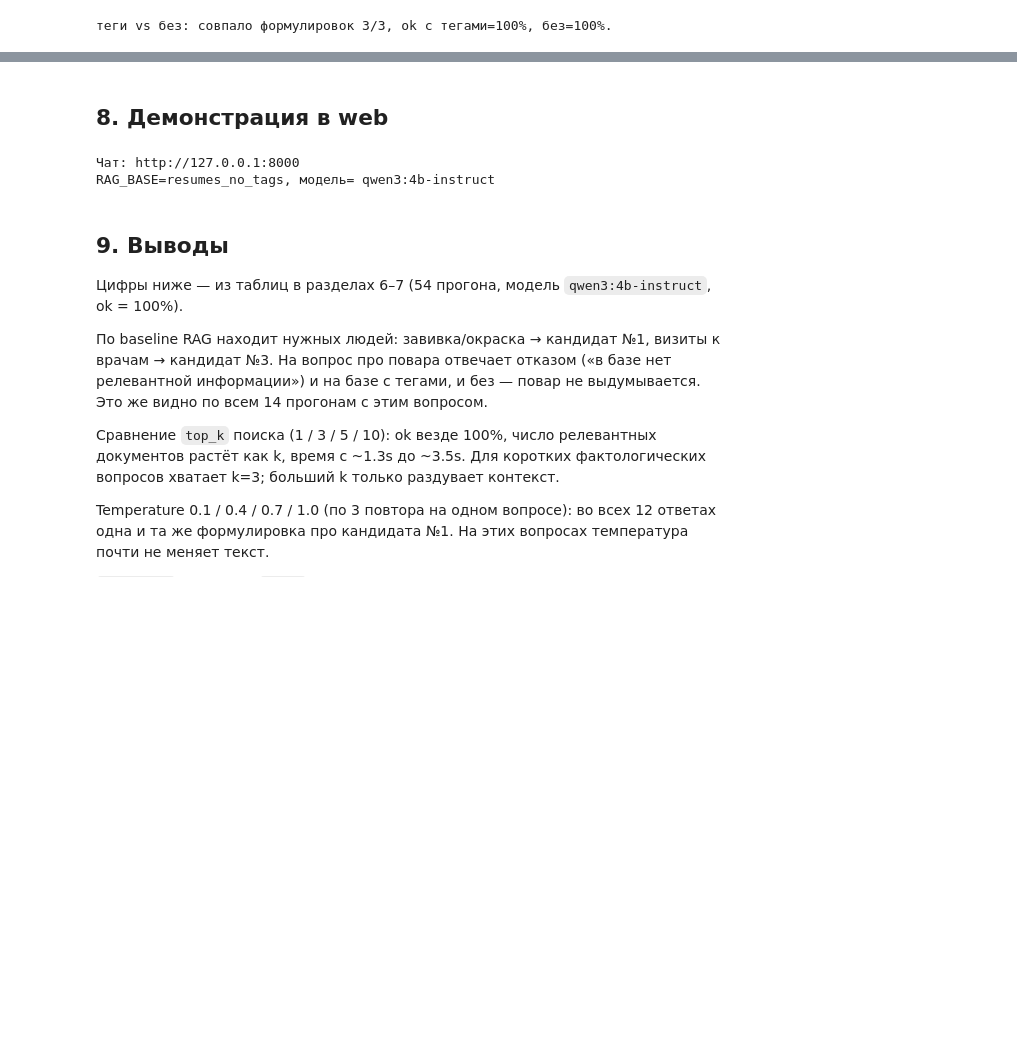
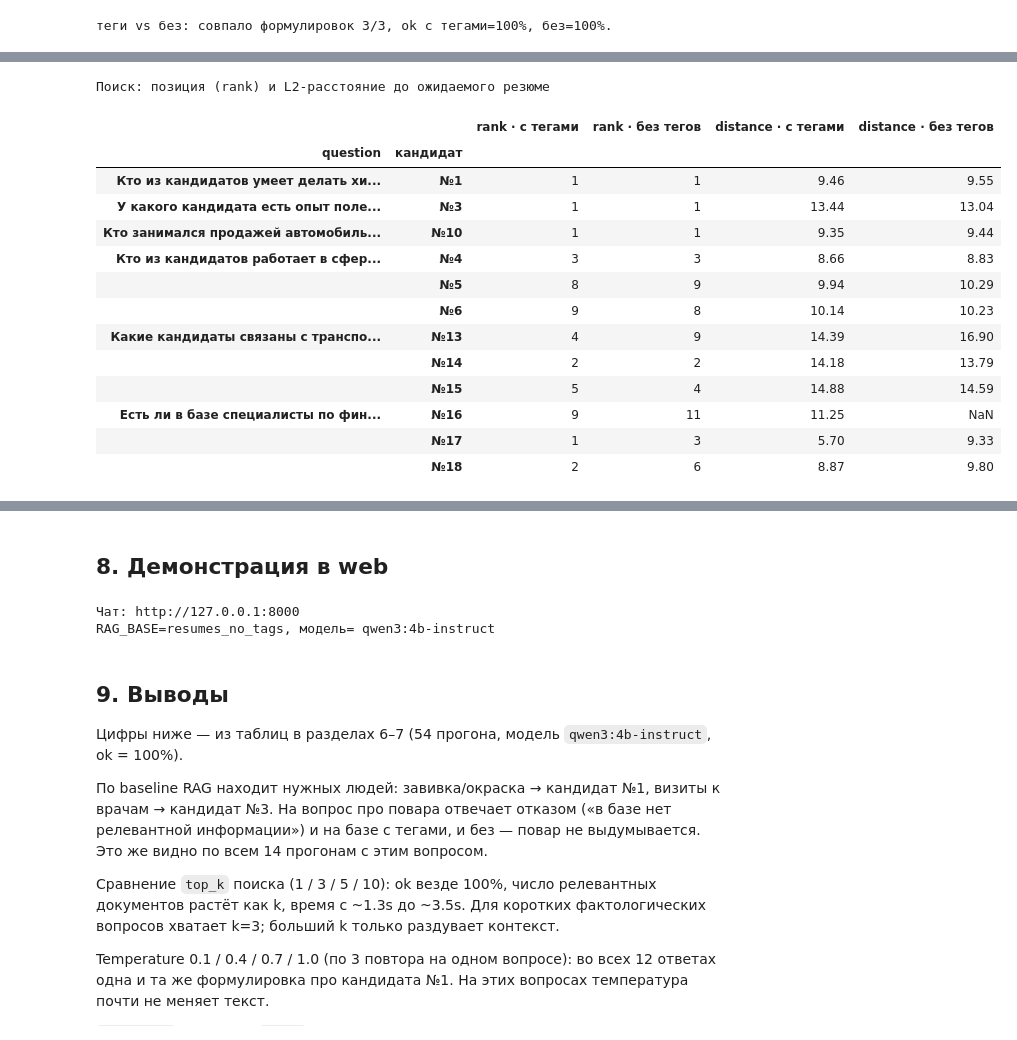
Before and after one commit to tixomirof/mo3_team_colabs, a Jupyter notebook: labs/ML-HW10/ML-HW10_RAG_resumes.ipynb, the cells around one changed output, grey strips where cells are left out. Saved outputs shown, nothing was run; the diff lists cells and outputs as text; code cells hidden in the pictures; blank space fills up the shorter version.

Commit message:
fix: compare db with tags and not

```diff
--- a/labs/ML-HW10/ML-HW10_RAG_resumes.ipynb
+++ b/labs/ML-HW10/ML-HW10_RAG_resumes.ipynb
@@ -1073,0 +1092,80 @@ print(f'теги vs без: совпало формулировок {same}/{len(
+# %%
+import subprocess
+import sys
+from pathlib import Path
+
+import pandas as pd
+from IPython.display import display
+
+TAGS_DIR = next((p for p in (Path('results_tags'), Path('labs/ML-HW10/results_tags'))
+                 if (p / 'experiments_tags_vs_no_tags.csv').exists()), None)
+if TAGS_DIR is None:  # результатов нет — пересчитать (около 4 минут, нужен Ollama)
+    TAGS_DIR = Path('results_tags')
+    subprocess.run([sys.executable, 'compare_tags.py'], check=True,
+                   env={**os.environ, 'TAGS_OUT': str(TAGS_DIR.resolve())})
+
+NAMES = {'resumes_with_tags': 'с тегами', 'resumes_no_tags': 'без тегов'}
+ret = pd.read_csv(TAGS_DIR / 'retrieval_tags_vs_no_tags.csv')
+exp = pd.read_csv(TAGS_DIR / 'experiments_tags_vs_no_tags.csv')
+ret['база'] = ret['dataset'].map(NAMES)
+exp['база'] = exp['dataset'].map(NAMES)
+exp['ok'] = exp['eval'].astype(str).str.startswith('ok')
+
+# 1. Поиск: позиция ожидаемого резюме с тегами и без, рядом
+hits = ret[ret['expected_id'].notna()].copy()
+hits['rank'] = hits['rank_top10'].fillna(11).astype(int)
+hits['кандидат'] = '№' + hits['expected_id'].astype(int).astype(str)
+side = hits.pivot_table(index=['question', 'кандидат'], columns='база',
+                        values=['rank', 'distance'], aggfunc='first', sort=False)
+side.columns = [f'{a} · {b}' for a, b in side.columns]
+print('Поиск: позиция (rank) и L2-расстояние до ожидаемого резюме')
+display(side[['rank · с тегами', 'rank · без тегов', 'distance · с тегами', 'distance · без тегов']])
+
+# 2. Ответы на базовых настройках, рядом
+base = exp[exp['settings'].str.startswith('baseline')]
+answers = base.pivot_table(index='question', columns='база', values=['score', 'eval', 'answer'],
+                           aggfunc='first', sort=False)
+answers.columns = [f'{a} · {b}' for a, b in answers.columns]
+answers = answers[['score · с тегами', 'score · без тегов', 'eval · с тегами', 'eval · без тегов',
+                   'answer · с тегами', 'answer · без тегов']]
+print('Ответы (baseline: top_k_search=3, temp=0.1, top_k_gen=50, top_p=0.8)')
+with pd.option_context('display.max_colwidth', 220):
+    display(answers)
+
+# 3. Сводка по базам
+summary = pd.DataFrame({
+    'hit@3 поиска': hits.groupby('база')['in_top3'].mean(),
+    'средний rank': hits.groupby('база')['rank'].mean(),
+    'доля ok (eval)': exp.groupby('база')['ok'].mean(),
+    'средний балл 0–2': exp.groupby('база')['score'].mean(),
+    'прогонов': exp.groupby('база').size(),
+    'среднее время, с': exp.groupby('база')['sec'].mean(),
+}).round(2)
+print('Сводка по всем 103 прогонам на каждую базу')
+display(summary)
+
+by_kind = exp.pivot_table(index='kind', columns='база', values='score', aggfunc='mean').round(2)
+by_kind.index = by_kind.index.map({'has_answer': 'факт (ответ есть)', 'no_answer': 'ответа нет',
+                                   'category': 'сфера деятельности (доп.)'})
+print('Средний балл по типу вопроса')
+display(by_kind)
+
+by_settings = exp.pivot_table(index='settings', columns='база', values='score', aggfunc='mean', sort=False).round(2)
+print('Средний балл по настройкам (одинаковые настройки на обеих базах)')
+display(by_settings)
+# %% [output]
+Поиск: позиция (rank) и L2-расстояние до ожидаемого резюме
+|  |  | rank · с тегами | rank · без тегов | distance · с тегами | distance · без тегов |
+| question | кандидат |  |  |  |  |
+| Кто из кандидатов умеет делать хи... | №1 | 1 | 1 | 9.46 | 9.55 |
+| У какого кандидата есть опыт поле... | №3 | 1 | 1 | 13.44 | 13.04 |
+| Кто занимался продажей автомобиль... | №10 | 1 | 1 | 9.35 | 9.44 |
+| Кто из кандидатов работает в сфер... | №4 | 3 | 3 | 8.66 | 8.83 |
+|  | №5 | 8 | 9 | 9.94 | 10.29 |
+|  | №6 | 9 | 8 | 10.14 | 10.23 |
+| Какие кандидаты связаны с транспо... | №13 | 4 | 9 | 14.39 | 16.90 |
+|  | №14 | 2 | 2 | 14.18 | 13.79 |
+|  | №15 | 5 | 4 | 14.88 | 14.59 |
+| Есть ли в базе специалисты по фин... | №16 | 9 | 11 | 11.25 | NaN |
+|  | №17 | 1 | 3 | 5.70 | 9.33 |
+|  | №18 | 2 | 6 | 8.87 | 9.80 |
```
Also changed, not shown: parts of 3 cells of this notebook, 9 other files.
